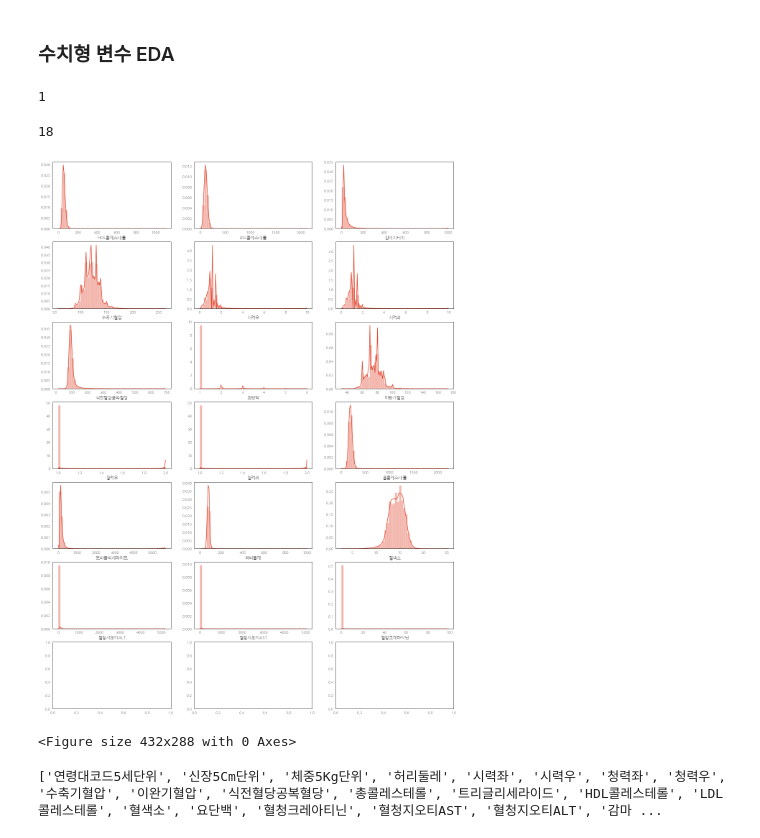
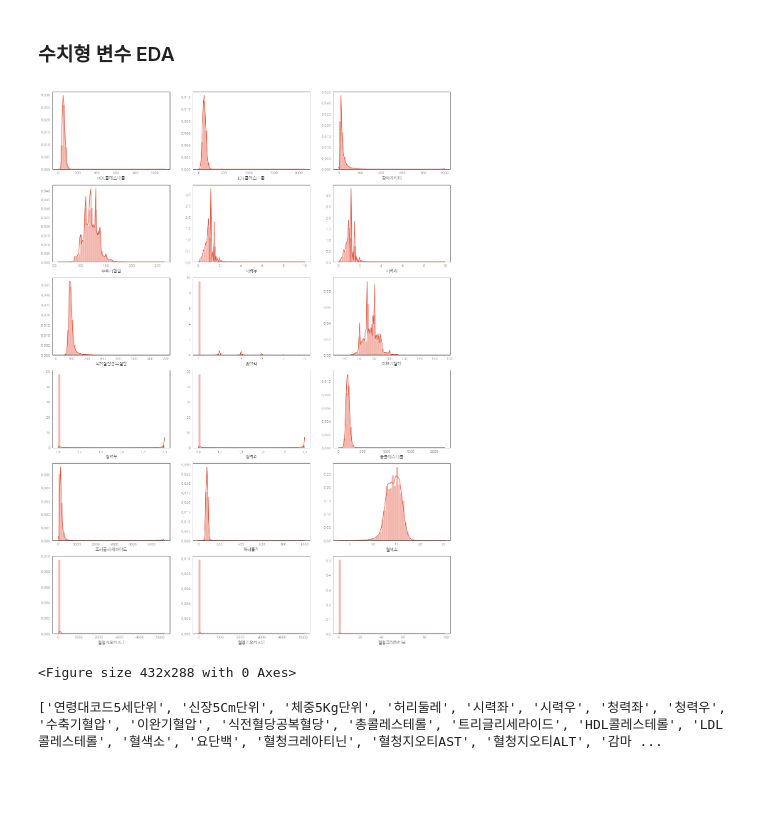
Before and after one commit to jaehyun0220/Colab, a Jupyter notebook: health_dental_ver1.ipynb, the cells around one changed output. Drawn from its saved outputs; the diff is of its cells as text; code cells hidden in the pictures; blank space fills up the shorter version.

```diff
--- a/health_dental_ver1.ipynb
+++ b/health_dental_ver1.ipynb
@@ -388,33 +391,27 @@ plt.show()
 # %% [markdown]
 ### 수치형 변수 EDA
-# %%
-7//7
-# %% [output]
-1
 # %%
 # 단변수 탐색 - 단변수 탐색은 seaborn 패키지의 distplot 함수를 이용하면 매우 편함
 # 수치형 변수만 골라냄
 
 numeric_feature = [col for col in df_data.columns if df_data[col].dtypes != "object"]
 numeric_feature = np.sort(numeric_feature)
-print(len(numeric_feature))
+# print(len(numeric_feature)) # 총 18개
 
 
-fig, saxis = plt.subplots(7, 3, figsize=(20,28))
+fig, saxis = plt.subplots(6, 3, figsize=(20,28))
 plt.figure()
 
 # 변수별로 for문을 돌면서 distplot을 그립니다
 
 
 for idx, col in enumerate(numeric_feature):
     row_loc = idx // 3
     col_loc = idx % 3
 #     print(idx, row_loc, col_loc)
     sns.distplot(df_data.loc[df_data[col].notnull(), col], ax = saxis[row_loc,col_loc])
 
-
 plt.show()
 # %% [output]
+[figure, new version]
-18
+<Figure size 432x288 with 0 Axes>
-[figure, old version]
-<Figure size 432x288 with 0 Axes>
```
Also changed, not shown: parts of 2 cells of this notebook.
